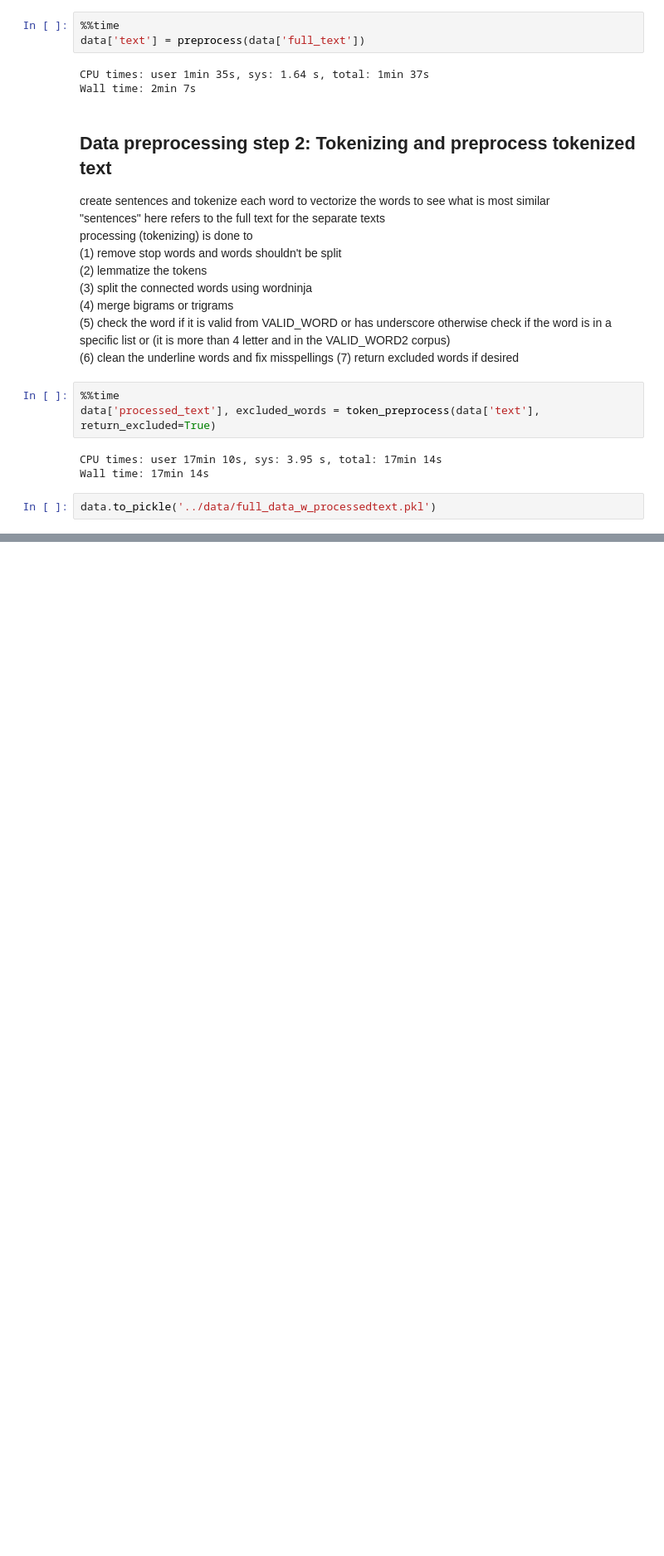
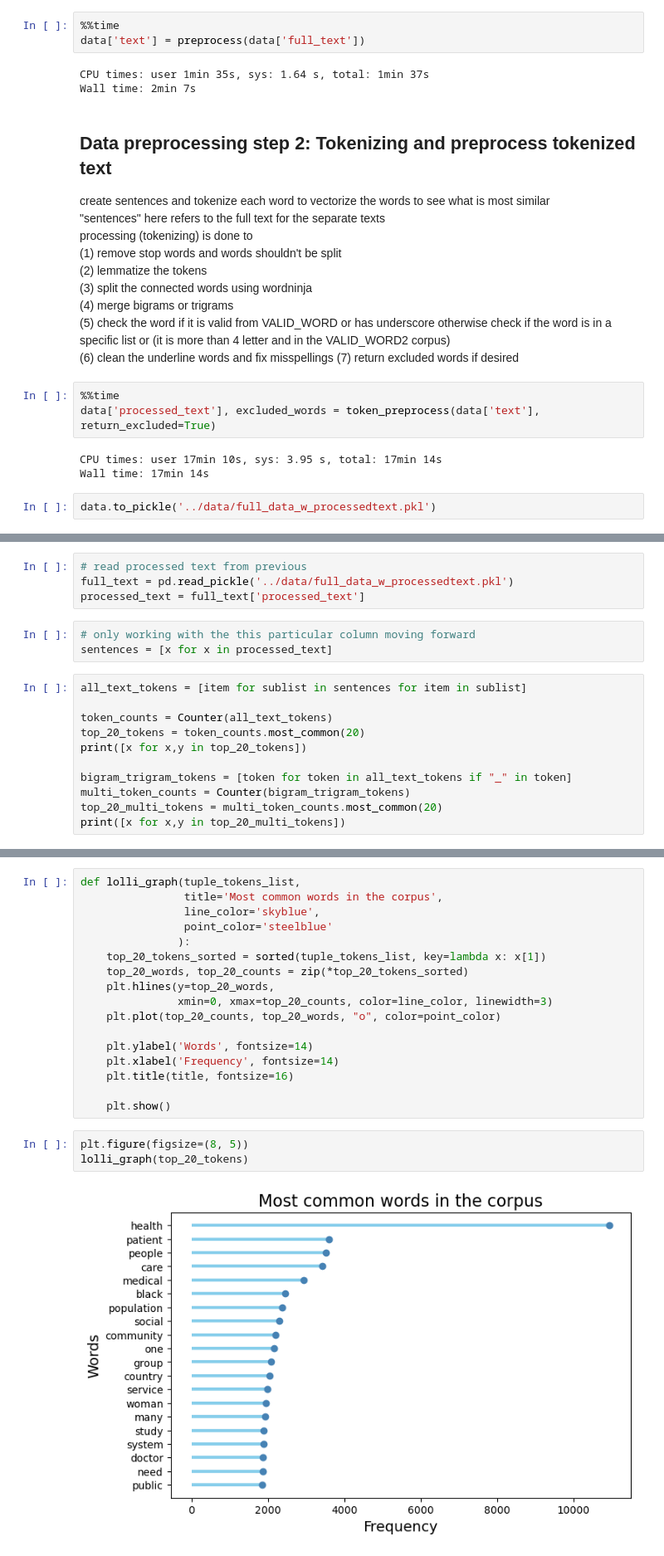
Before and after one commit to dlab-projects/interrogating_racism_medical_literature, a Jupyter notebook: notebooks/preprocess_text.ipynb, the cells around one changed output, grey strips where cells are left out. Shown at 83% size. Cells and saved outputs as stored; diff of their text form; blank space fills up the shorter version.

```diff
--- a/notebooks/preprocess_text.ipynb
+++ b/notebooks/preprocess_text.ipynb
@@ -391,0 +398,18 @@ data.to_pickle('../data/full_data_w_processedtext.pkl')
+# %%
+# read processed text from previous
+full_text = pd.read_pickle('../data/full_data_w_processedtext.pkl')
+processed_text = full_text['processed_text']
+# %%
+# only working with the this particular column moving forward
+sentences = [x for x in processed_text]
+# %%
+all_text_tokens = [item for sublist in sentences for item in sublist]
+
+token_counts = Counter(all_text_tokens)
+top_20_tokens = token_counts.most_common(20)
+print([x for x,y in top_20_tokens])
+
+bigram_trigram_tokens = [token for token in all_text_tokens if "_" in token]
+multi_token_counts = Counter(bigram_trigram_tokens)
+top_20_multi_tokens = multi_token_counts.most_common(20)
+print([x for x,y in top_20_multi_tokens])
@@ -391,0 +421,22 @@ data.to_pickle('../data/full_data_w_processedtext.pkl')
+# %%
+def lolli_graph(tuple_tokens_list,
+                title='Most common words in the corpus',
+                line_color='skyblue',
+                point_color='steelblue'
+               ):
+    top_20_tokens_sorted = sorted(tuple_tokens_list, key=lambda x: x[1])
+    top_20_words, top_20_counts = zip(*top_20_tokens_sorted)
+    plt.hlines(y=top_20_words,
+               xmin=0, xmax=top_20_counts, color=line_color, linewidth=3)
+    plt.plot(top_20_counts, top_20_words, "o", color=point_color)
+
+    plt.ylabel('Words', fontsize=14)
+    plt.xlabel('Frequency', fontsize=14)
+    plt.title(title, fontsize=16)
+
+    plt.show()
+# %%
+plt.figure(figsize=(8, 5))
+lolli_graph(top_20_tokens)
+# %% [output]
+[figure, added]
```
Also changed, not shown: parts of 8 cells of this notebook, 3 other files.
